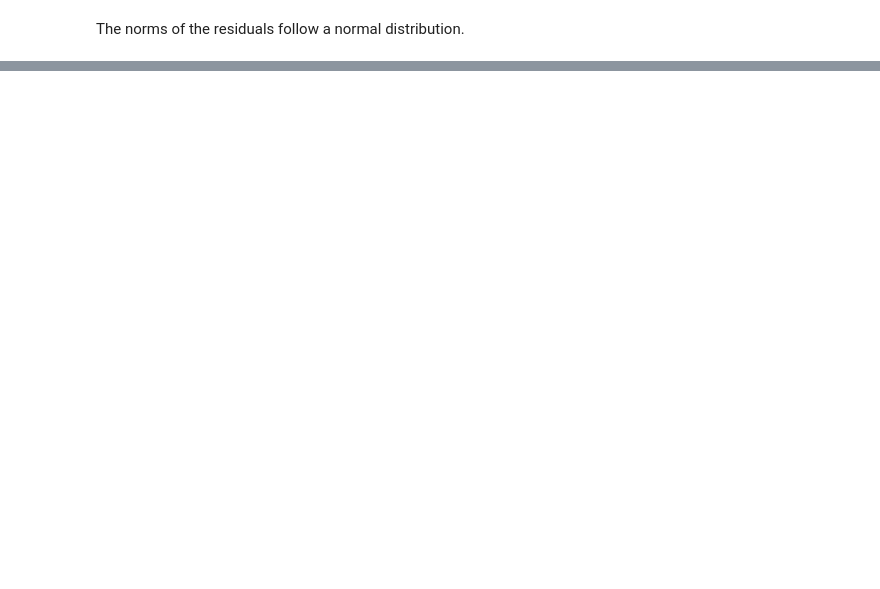
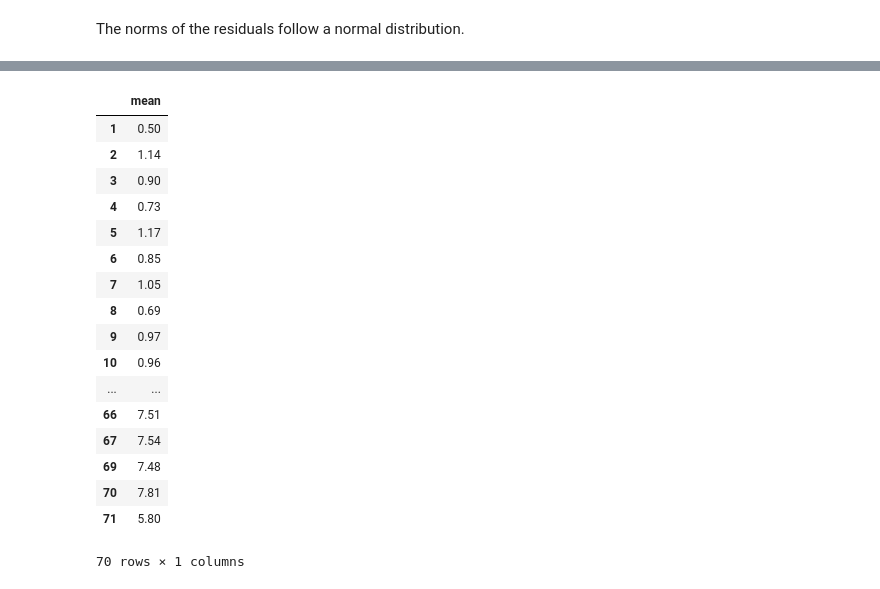
Before and after one commit to hougs/gen-lin-models, a Jupyter notebook: Generalized Linear Models.ipynb, the cells around one changed output, grey strips where cells are left out. Saved outputs shown, nothing was run; the diff lists cells and outputs as text; code cells hidden in the pictures; blank space fills up the shorter version.

```diff
--- a/Generalized Linear Models.ipynb
+++ b/Generalized Linear Models.ipynb
@@ -59,0 +58,26 @@ X_train, X_test, Y_p_train, Y_p_test = sk.cross_validation.train_test_split(X, Y
+# %%
+import urllib2
+import pandas as pd
+import StringIO
+
+response = urllib2.urlopen('http://data.princeton.edu/wws509/datasets/ceb.dat')
+children_ever_born = pd.read_csv(StringIO.StringIO(response.read()), sep='\s*')
+# %% [output]
+|  | mean |
+| 1 | 0.50 |
+| 2 | 1.14 |
+| 3 | 0.90 |
+| 4 | 0.73 |
+| 5 | 1.17 |
+| 6 | 0.85 |
+| 7 | 1.05 |
+| 8 | 0.69 |
+| 9 | 0.97 |
+| 10 | 0.96 |
+| ... | ... |
+| 66 | 7.51 |
+| 67 | 7.54 |
+| 69 | 7.48 |
+| 70 | 7.81 |
+| 71 | 5.80 |
+70 rows × 1 columns
```
Also changed, not shown: parts of 13 cells of this notebook.
